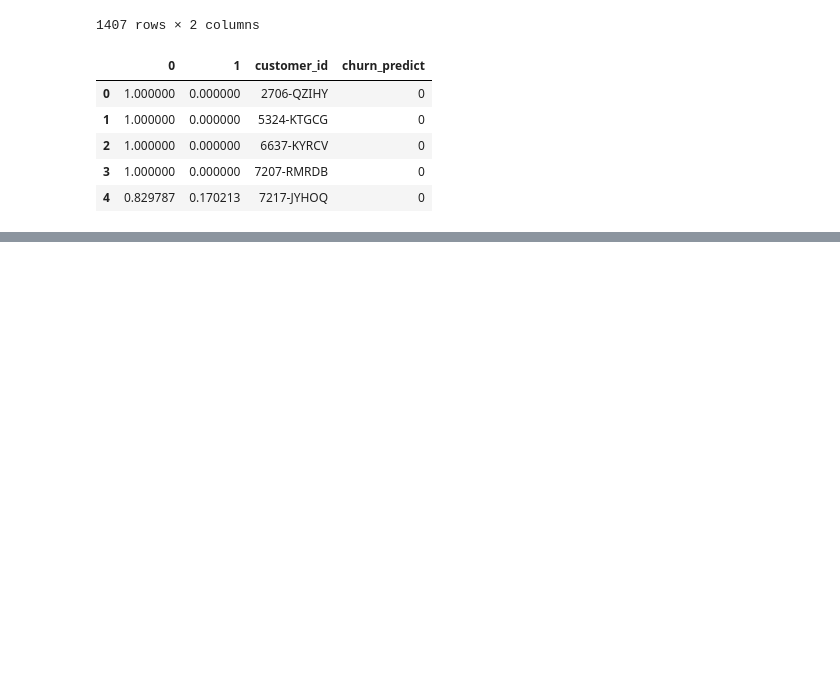
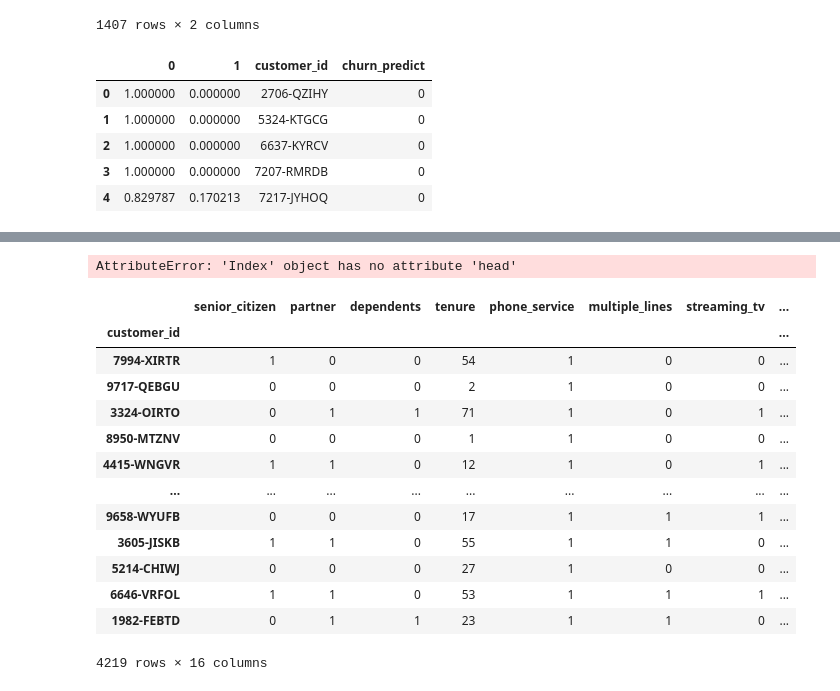
Before and after one commit to christopher-baez/classification-project, a Jupyter notebook: work_notebook.ipynb, the cells around one changed output, grey strips where cells are left out. Cells and saved outputs as stored; diff of their text form; code cells hidden in the pictures; blank space fills up the shorter version.

```diff
--- a/work_notebook.ipynb
+++ b/work_notebook.ipynb
@@ -1063,0 +1149,21 @@ csv.head()
+# %%
+uniqu
+# %% [output]
+AttributeError: 'Index' object has no attribute 'head'
+# %%
+train
+# %% [output]
+|  | senior_citizen | partner | dependents | tenure | phone_service | multiple_lines | streaming_tv | ... |
+| customer_id |  |  |  |  |  |  |  | ... |
+| 7994-XIRTR | 1 | 0 | 0 | 54 | 1 | 0 | 0 | ... |
+| 9717-QEBGU | 0 | 0 | 0 | 2 | 1 | 0 | 0 | ... |
+| 3324-OIRTO | 0 | 1 | 1 | 71 | 1 | 0 | 1 | ... |
+| 8950-MTZNV | 0 | 0 | 0 | 1 | 1 | 0 | 0 | ... |
+| 4415-WNGVR | 1 | 1 | 0 | 12 | 1 | 0 | 1 | ... |
+| ... | ... | ... | ... | ... | ... | ... | ... | ... |
+| 9658-WYUFB | 0 | 0 | 0 | 17 | 1 | 1 | 1 | ... |
+| 3605-JISKB | 1 | 1 | 0 | 55 | 1 | 1 | 0 | ... |
+| 5214-CHIWJ | 0 | 0 | 0 | 27 | 1 | 0 | 0 | ... |
+| 6646-VRFOL | 1 | 1 | 0 | 53 | 1 | 1 | 1 | ... |
+| 1982-FEBTD | 0 | 1 | 1 | 23 | 1 | 1 | 0 | ... |
+4219 rows × 16 columns
```
Also changed, not shown: parts of 17 cells of this notebook, 1 other file.
